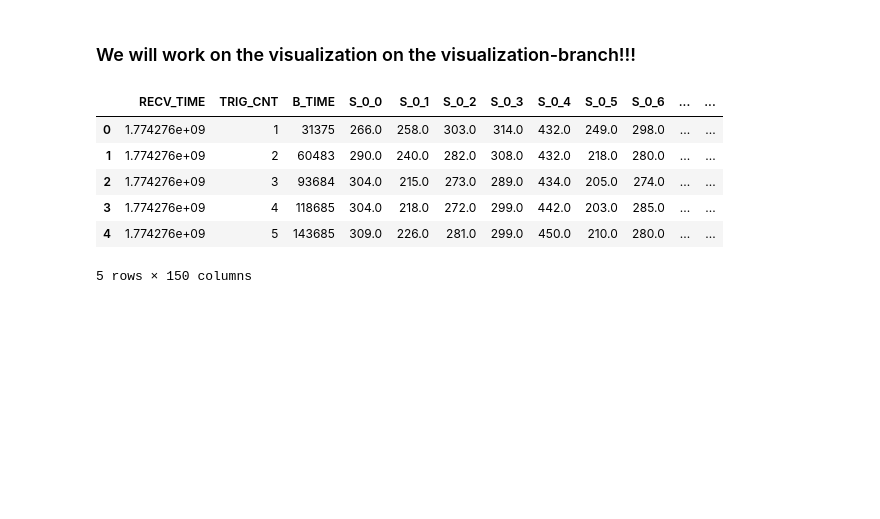
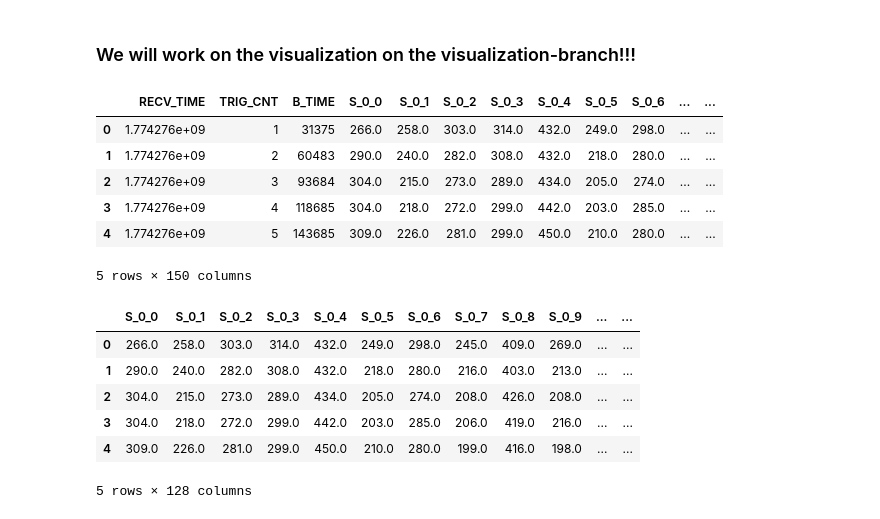
Before and after one commit to Wilby11/SenseMat, a Jupyter notebook: visualization.ipynb, the cells around one changed output. Drawn from its saved outputs; the diff is of its cells as text; code cells hidden in the pictures; blank space fills up the shorter version.

```diff
--- a/visualization.ipynb
+++ b/visualization.ipynb
@@ -18,3 +18,15 @@ trackir_df.head()
 | 3 | 1.774276e+09 | 4 | 118685 | 304.0 | 218.0 | 272.0 | 299.0 | 442.0 | 203.0 | 285.0 | ... | ... |
 | 4 | 1.774276e+09 | 5 | 143685 | 309.0 | 226.0 | 281.0 | 299.0 | 450.0 | 210.0 | 280.0 | ... | ... |
 5 rows × 150 columns
+# %%
+# Displaying columns 3 to 5:
+sensor_points = trackir_df.iloc[:, 3:131]
+sensor_points.head()
+# %% [output]
+|  | S_0_0 | S_0_1 | S_0_2 | S_0_3 | S_0_4 | S_0_5 | S_0_6 | S_0_7 | S_0_8 | S_0_9 | ... | ... |
+| 0 | 266.0 | 258.0 | 303.0 | 314.0 | 432.0 | 249.0 | 298.0 | 245.0 | 409.0 | 269.0 | ... | ... |
+| 1 | 290.0 | 240.0 | 282.0 | 308.0 | 432.0 | 218.0 | 280.0 | 216.0 | 403.0 | 213.0 | ... | ... |
+| 2 | 304.0 | 215.0 | 273.0 | 289.0 | 434.0 | 205.0 | 274.0 | 208.0 | 426.0 | 208.0 | ... | ... |
+| 3 | 304.0 | 218.0 | 272.0 | 299.0 | 442.0 | 203.0 | 285.0 | 206.0 | 419.0 | 216.0 | ... | ... |
+| 4 | 309.0 | 226.0 | 281.0 | 299.0 | 450.0 | 210.0 | 280.0 | 199.0 | 416.0 | 198.0 | ... | ... |
+5 rows × 128 columns
```
Also changed, not shown: parts of 1 cell of this notebook.
